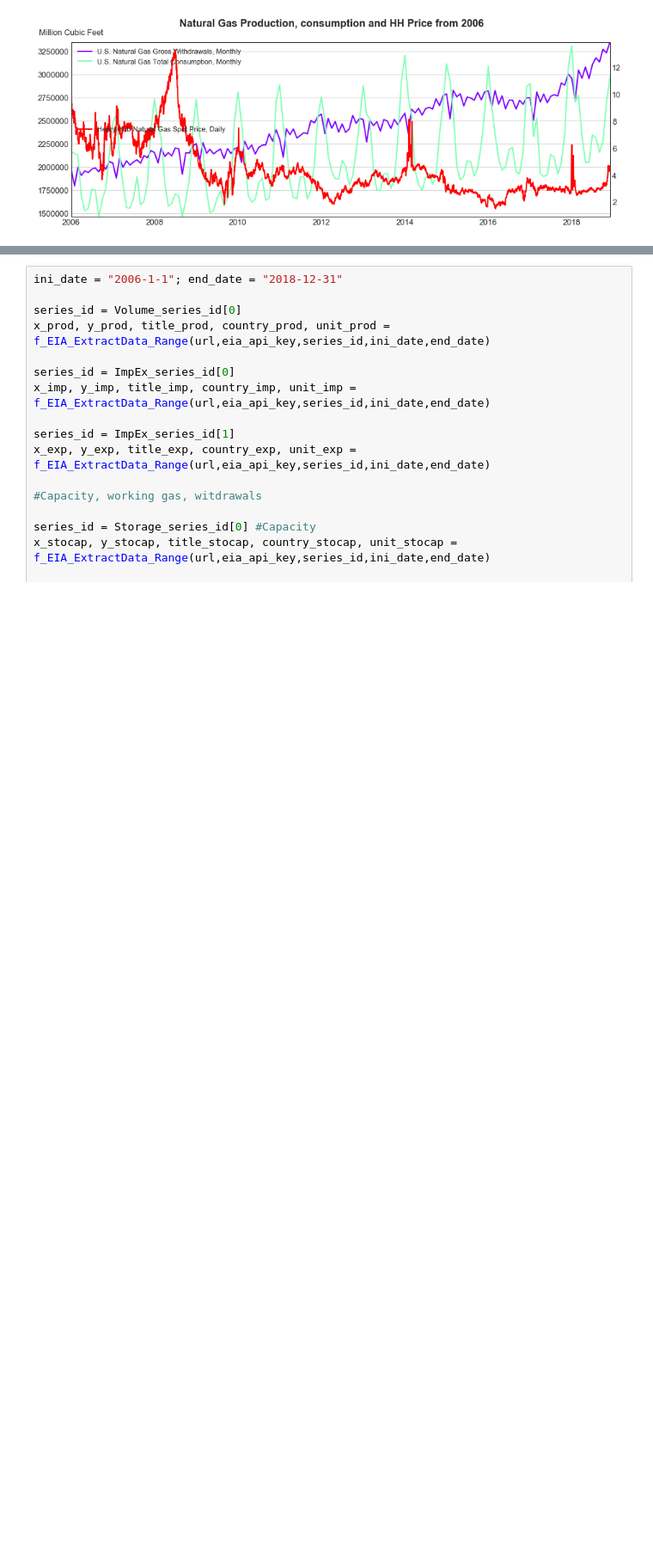
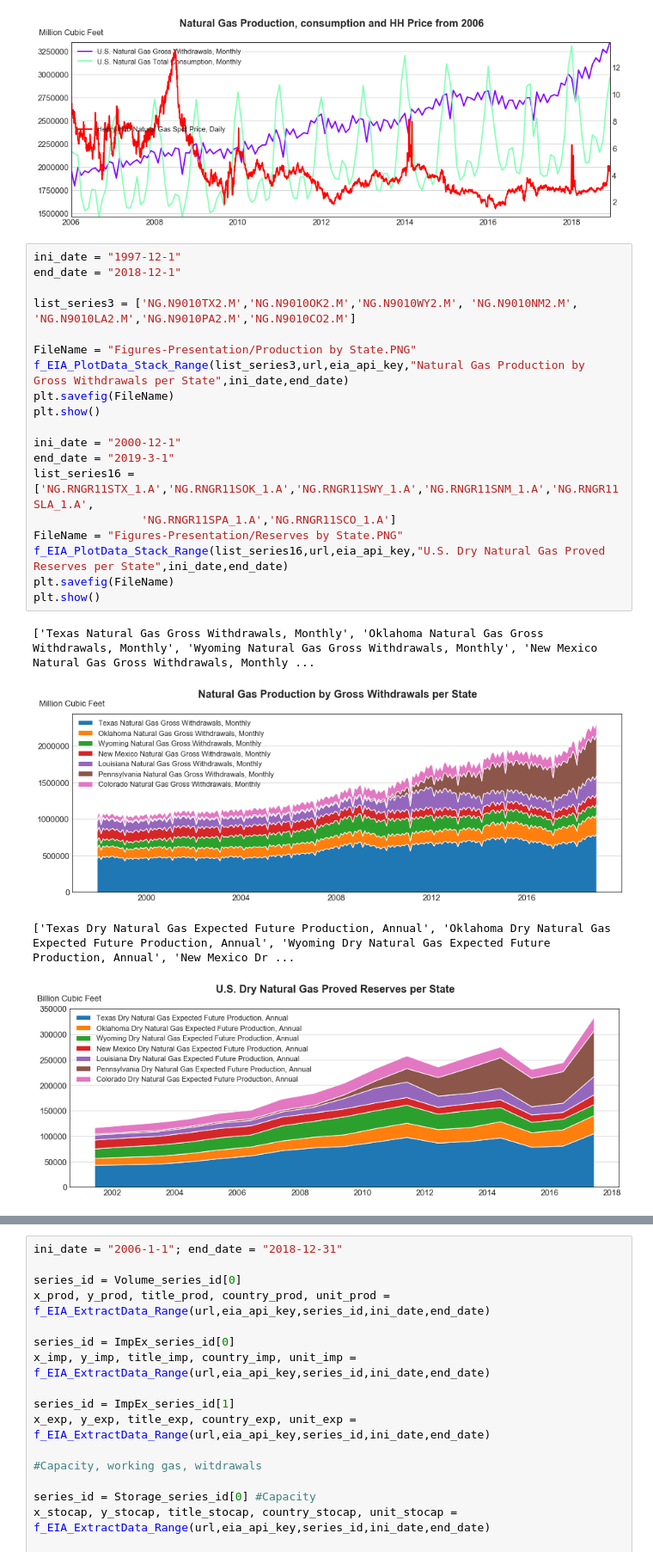
Before and after one commit to velmavasquez/Natural-Gas-Project, a Jupyter notebook: reports/Final Analysis.ipynb, the cells around one changed output, grey strips where cells are left out. Shown at 86% size. Cells and saved outputs as stored; diff of their text form; blank space fills up the shorter version.

```diff
--- a/reports/Final Analysis.ipynb
+++ b/reports/Final Analysis.ipynb
@@ -147,3 +151,27 @@ plt.show()
 [figure]
 [figure]
 [figure]
+# %%
+ini_date = "1997-12-1"
+end_date = "2018-12-1"
+
+list_series3 = ['NG.N9010TX2.M','NG.N9010OK2.M','NG.N9010WY2.M', 'NG.N9010NM2.M', 'NG.N9010LA2.M','NG.N9010PA2.M','NG.N9010CO2.M']
+
+FileName = "Figures-Presentation/Production by State.PNG"
+f_EIA_PlotData_Stack_Range(list_series3,url,eia_api_key,"Natural Gas Production by Gross Withdrawals per State",ini_date,end_date)
+plt.savefig(FileName)
+plt.show()
+
+ini_date = "2000-12-1"
+end_date = "2019-3-1"
+list_series16 = ['NG.RNGR11STX_1.A','NG.RNGR11SOK_1.A','NG.RNGR11SWY_1.A','NG.RNGR11SNM_1.A','NG.RNGR11SLA_1.A',
+                'NG.RNGR11SPA_1.A','NG.RNGR11SCO_1.A']
+FileName = "Figures-Presentation/Reserves by State.PNG"
+f_EIA_PlotData_Stack_Range(list_series16,url,eia_api_key,"U.S. Dry Natural Gas Proved Reserves per State",ini_date,end_date)
+plt.savefig(FileName)
+plt.show()
+# %% [output]
+['Texas Natural Gas Gross Withdrawals, Monthly', 'Oklahoma Natural Gas Gross Withdrawals, Monthly', 'Wyoming Natural Gas Gross Withdrawals, Monthly', 'New Mexico Natural Gas Gross Withdrawals, Monthly ...
+[figure, added]
+['Texas Dry Natural Gas Expected Future Production, Annual', 'Oklahoma Dry Natural Gas Expected Future Production, Annual', 'Wyoming Dry Natural Gas Expected Future Production, Annual', 'New Mexico Dr ...
+[figure, added]
```
Also changed, not shown: parts of 19 cells of this notebook, 1 other file.
